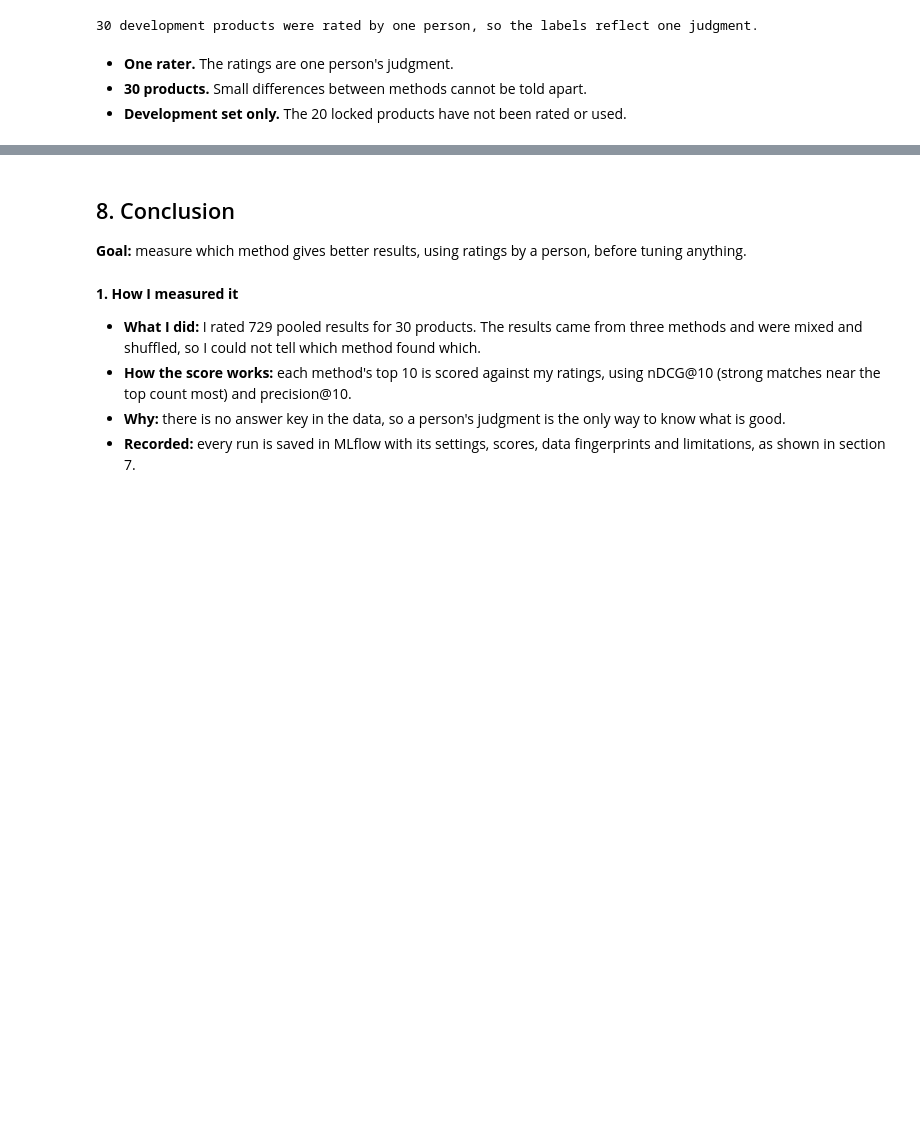
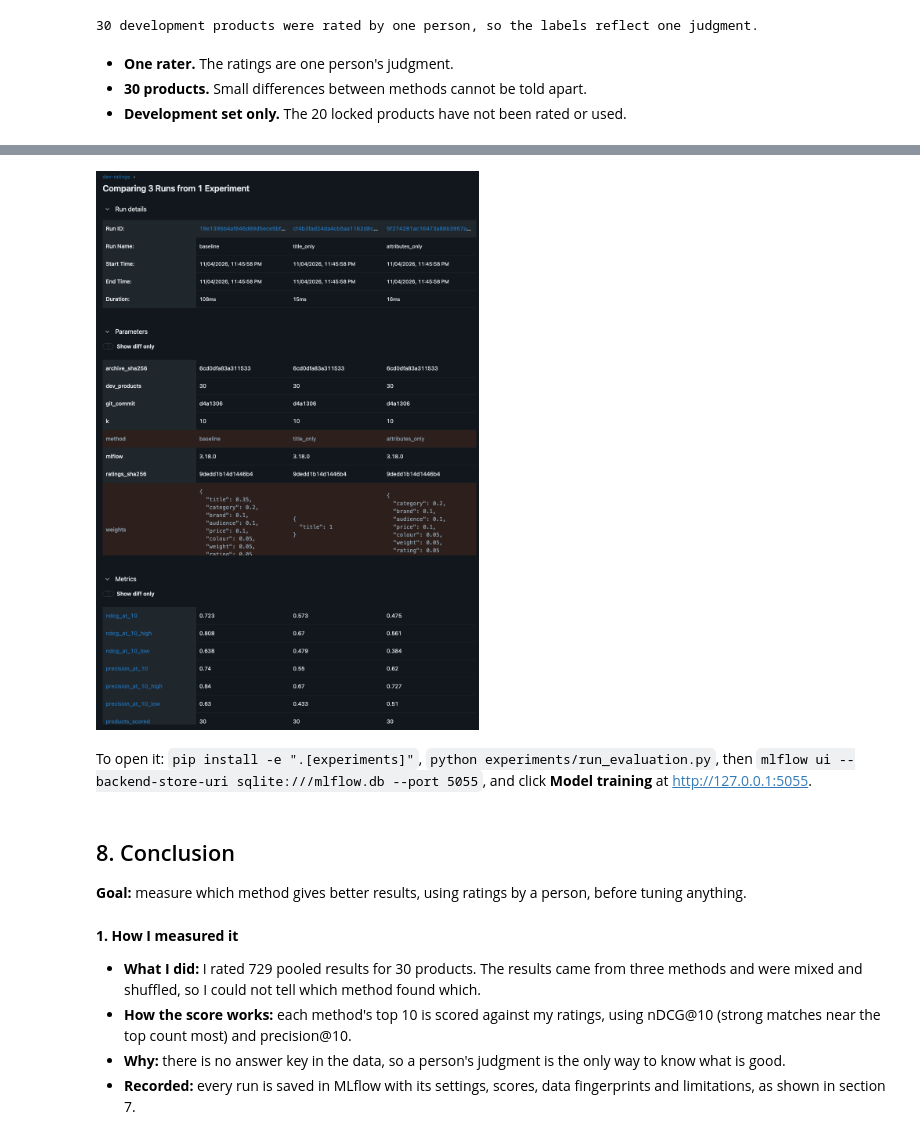
Before and after one commit to aqib-prog/sap-product-similarity, a Jupyter notebook: notebooks/04_evaluation_baseline.ipynb, the cells around one changed output, grey strips where cells are left out. Drawn from its saved outputs; the diff is of its cells as text; code cells hidden in the pictures; blank space fills up the shorter version.

```diff
--- a/notebooks/04_evaluation_baseline.ipynb
+++ b/notebooks/04_evaluation_baseline.ipynb
@@ -276,3 +276,11 @@ To open it: `pip install -e ".[experiments]"`, `python experiments/run_evaluatio
+# %%
+from IPython.display import Image
+
+display(Image(filename=root / "evaluation" / "mlflow_runs.png", width=900))
+# %% [output]
+[figure, added]
+# %% [markdown]
+To open it: `pip install -e ".[experiments]"`, `python experiments/run_evaluation.py`, then `mlflow ui --backend-store-uri sqlite:///mlflow.db --port 5055`, and click **Model training** at http://127.0.0.1:5055.
 # %% [markdown]
 ## 8. Conclusion
 
```
Also changed, not shown: parts of 5 cells of this notebook.
